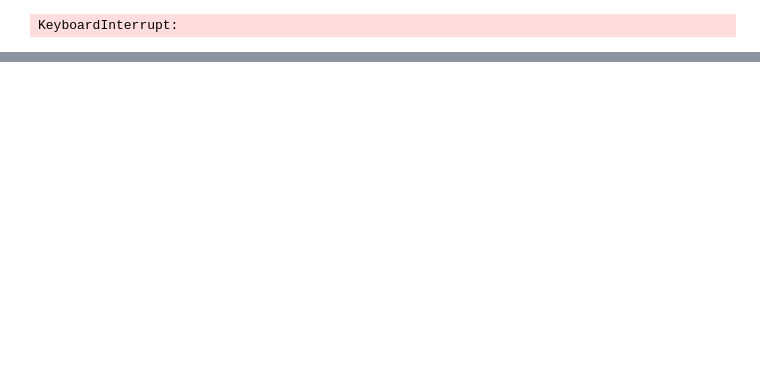
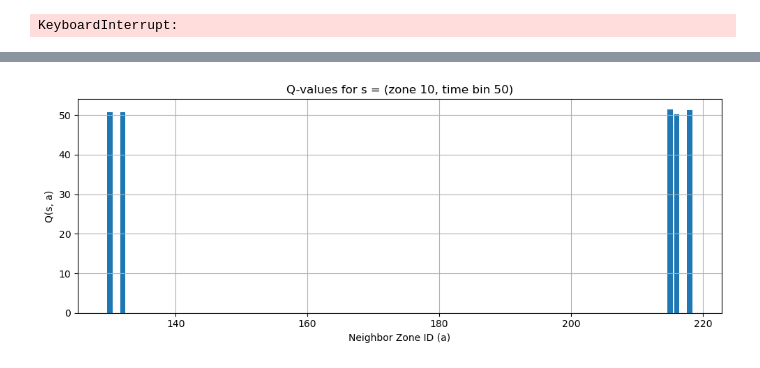
Before and after one commit to EdSu03/adsproject, a Jupyter notebook: Q_learning.ipynb, the cells around one changed output, grey strips where cells are left out. Saved outputs shown, nothing was run; the diff lists cells and outputs as text; code cells hidden in the pictures; blank space fills up the shorter version.

```diff
--- a/Q_learning.ipynb
+++ b/Q_learning.ipynb
@@ -393,0 +416,20 @@ evaluate_policy(df, rollout, num_rollouts=100, steps=32)
+# %%
+import json
+df = pd.read_csv("./data_for_q_learning/q_learning_samples_96.csv")
+zone_ids = pd.unique(df[['s_zone', 'a_zone', 's_prime_zone']].values.ravel())
+zone_id_map = {z: i for i, z in enumerate(sorted(zone_ids))}
+inv_zone_map = {v: k for k, v in zone_id_map.items()}
+with open("zone_neighbors.json", "r") as f:
+    neighbor_dict_raw = json.load(f)
+neighbor_dict = {zone_id_map[int(k)]: [zone_id_map[int(n)] for n in v if int(n) in zone_id_map]
+                 for k, v in neighbor_dict_raw.items() if int(k) in zone_id_map}
+plot_q_values_for_state(
+    s_zone=10,
+    t_bin=50,
+    q_net=q_net,
+    neighbor_dict=neighbor_dict,
+    zone_id_map=zone_id_map,
+    inv_zone_map=inv_zone_map
+)
+# %% [output]
+[figure, added]
```
Also changed, not shown: parts of 11 cells of this notebook, 2 other files.
